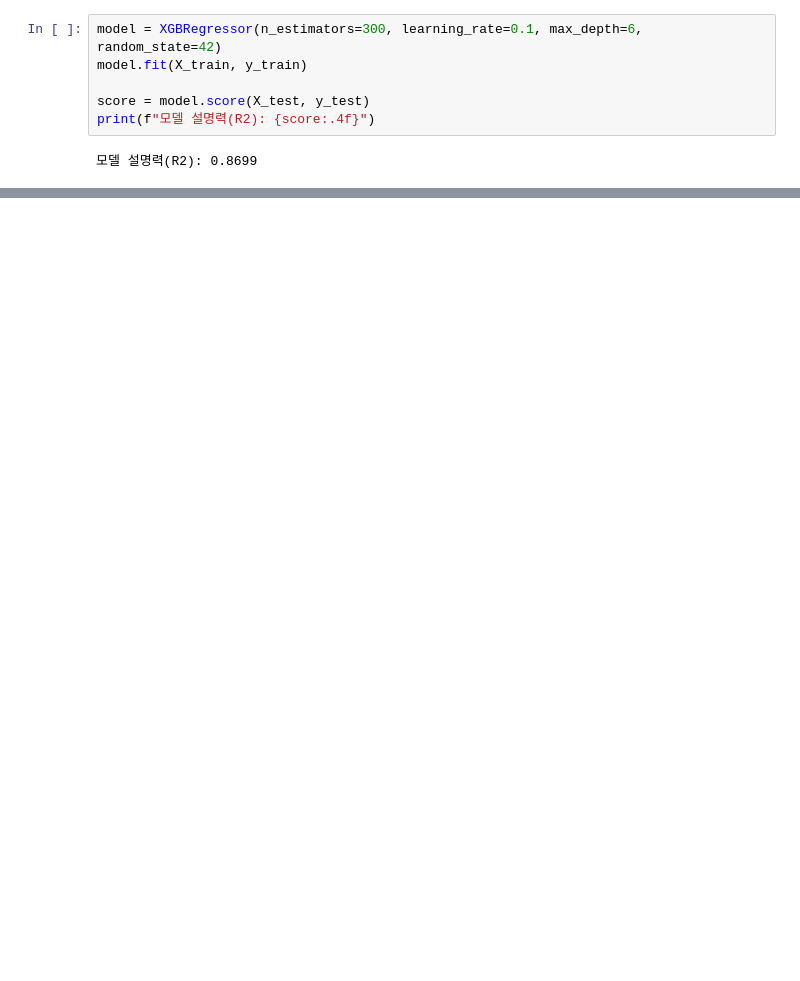
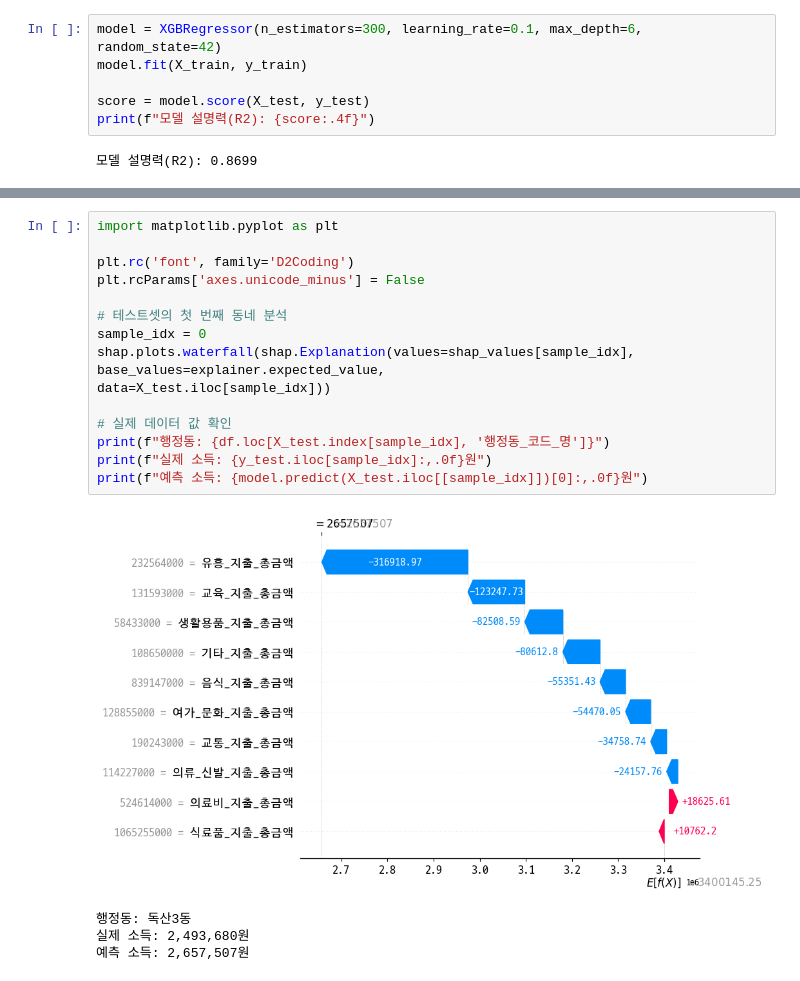
Before and after one commit to kwsahe/Ecommerce-Data-Analysis-Practice, a Jupyter notebook: 03_Modeling/Day12_XAI_SHAP.ipynb, the cells around one changed output, grey strips where cells are left out. Drawn from its saved outputs; the diff is of its cells as text; blank space fills up the shorter version.

```diff
--- a/03_Modeling/Day12_XAI_SHAP.ipynb
+++ b/03_Modeling/Day12_XAI_SHAP.ipynb
@@ -117,0 +167,20 @@ print(f"모델 설명력(R2): {score:.4f}")
+# %%
+import matplotlib.pyplot as plt
+
+plt.rc('font', family='D2Coding')
+plt.rcParams['axes.unicode_minus'] = False
+
+# 테스트셋의 첫 번째 동네 분석
+sample_idx = 0
+shap.plots.waterfall(shap.Explanation(values=shap_values[sample_idx],                                     base_values=explainer.expected_value,
+data=X_test.iloc[sample_idx]))
+
+# 실제 데이터 값 확인
+print(f"행정동: {df.loc[X_test.index[sample_idx], '행정동_코드_명']}")
+print(f"실제 소득: {y_test.iloc[sample_idx]:,.0f}원")
+print(f"예측 소득: {model.predict(X_test.iloc[[sample_idx]])[0]:,.0f}원")
+# %% [output]
+[figure, added]
+행정동: 독산3동
+실제 소득: 2,493,680원
+예측 소득: 2,657,507원
```
Also changed, not shown: parts of 6 cells of this notebook.
